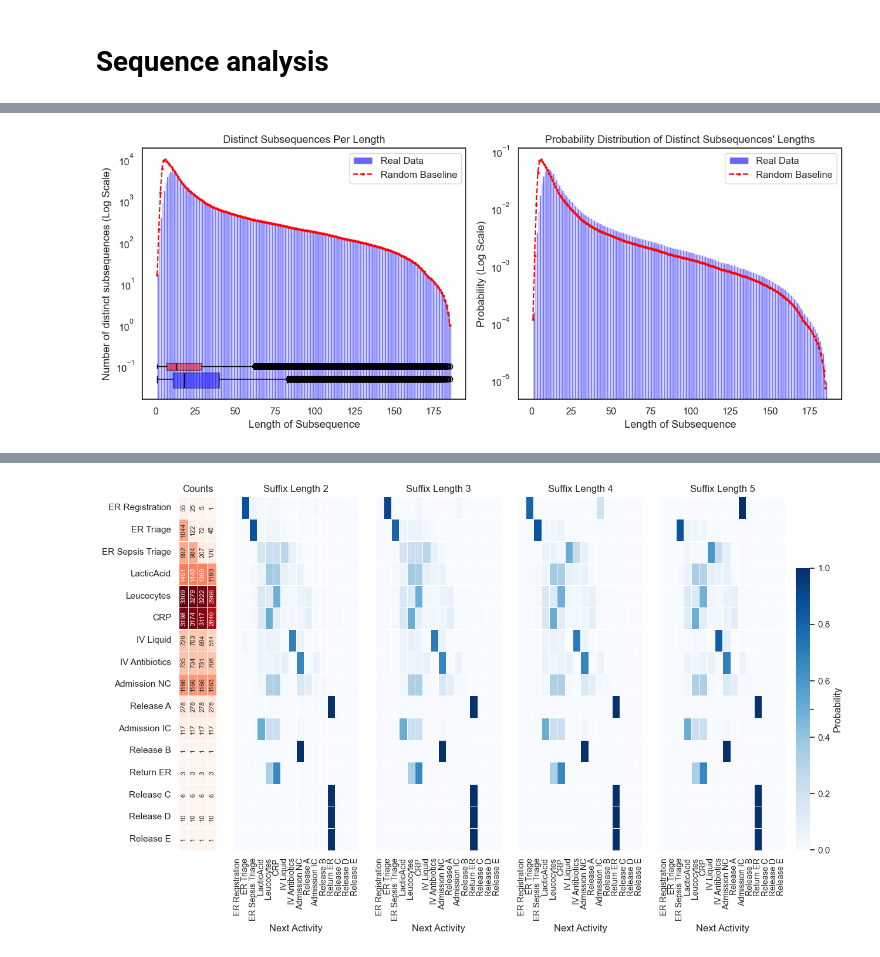
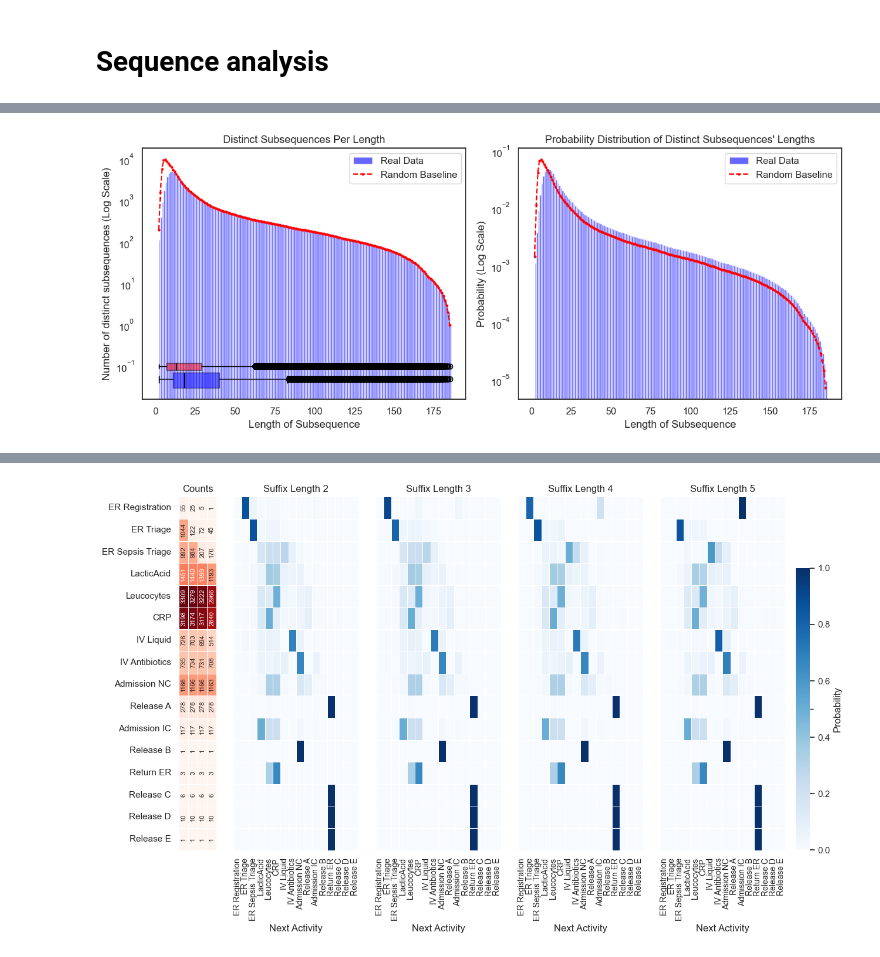
Before and after one commit to innatelogic/logicsponge-processmining, a Jupyter notebook: examples/data_analysis_sepsis.ipynb, the cells around one changed output, grey strips where cells are left out. Cells and saved outputs as stored; diff of their text form; code cells hidden in the pictures.

```diff
--- a/examples/data_analysis_sepsis.ipynb
+++ b/examples/data_analysis_sepsis.ipynb
@@ -210,27 +246,31 @@ plot_next_activity_heatmap_log(activity_transition_matrix, logscale=not PROBABIL
 # Sequence analysis
 # %%
 # Extract sequences per case
-grouped_by_case = data_test.groupby('case')['activity'].apply(list).tolist()
+grouped_by_case = data_test.groupby("case")["activity"].apply(list).tolist()
+
 
 # Function to generate unique subsequences for the entire dataset (global uniqueness)
 def generate_unique_subsequences(sequences):
     unique_subsequences = set()  # Store all unique subsequences across the dataset
     for sequence in sequences:
-        for length in range(1, len(sequence) + 1):  # length of subsequence
+        for length in range(2, len(sequence) + 1):  # length of subsequence
             for start in range(len(sequence) - length + 1):  # start of subsequence
-                unique_subsequences.add(tuple(sequence[start:start + length]))  # Add unique subsequence
+                unique_subsequences.add(tuple(sequence[start : start + length]))  # Add unique subsequence
     return unique_subsequences
+
 
 # Generate unique subsequences for real data
 unique_subsequences = generate_unique_subsequences(grouped_by_case)
 
+
 # Function to generate all subsequences
 def generate_subsequences(sequence):
     subsequences = []
-    for length in range(1, len(sequence) + 1):  # length of subsequence
+    for length in range(2, len(sequence) + 1):  # length of subsequence
         for start in range(len(sequence) - length + 1):  # start of subsequence
-            subsequences.append(tuple(sequence[start:start + length]))  # append subsequence as a tuple
+            subsequences.append(tuple(sequence[start : start + length]))  # append subsequence as a tuple
     return subsequences
+
 
 # Compute real subsequence length distribution
 subsequence_lengths = [len(seq) for seq in unique_subsequences]
@@ -252,9 +292,9 @@ activity_distribution = Counter(activity_pool)
 # Generate random sequences with the same length and activity distribution
 random_sequences = []
 for length in sequence_lengths:
-    random_seq = random.choices(list(activity_distribution.keys()),
-                                weights=list(activity_distribution.values()),
-                                k=length)  # Sample activities
+    random_seq = random.choices(
+        list(activity_distribution.keys()), weights=list(activity_distribution.values()), k=length
+    )  # Sample activities
     random.shuffle(random_seq)  # Shuffle activities randomly
     random_sequences.append(random_seq)
 
@@ -281,52 +321,77 @@ plt.figure(figsize=(12, 5))
 # ---------------- First Plot: Raw Counts ----------------
 plt.subplot(1, 2, 1)
 # Real data: Histogram
 plt.hist(subsequence_lengths, bins=range(1, max(subsequence_lengths) + 2), alpha=0.6, label="Real Data", color="blue")
 
 # Random baseline: Smooth line plot
-plt.plot(sorted_lengths, random_baseline_freqs, linestyle="--", marker="o", markersize=2, color="red", label="Random Baseline")
+plt.plot(
+    sorted_lengths,
+    random_baseline_freqs,
+    linestyle="--",
+    marker="o",
+    markersize=2,
+    color="red",
+    label="Random Baseline",
+)
 
 # Add Boxplots for both distributions
-boxplot = plt.boxplot([subsequence_lengths, subsequence_lengths_random],
-                      vert=False,
-                      positions=[0.05, 0.1],  # Adjust positions to avoid overlap
-                      widths=0.04,  # Make boxplots thinner
-                      patch_artist=True,
-                      medianprops=dict(color='black'))
+boxplot = plt.boxplot(
+    [subsequence_lengths, subsequence_lengths_random],
+    vert=False,
+    positions=[0.05, 0.1],  # Adjust positions to avoid overlap
+    widths=0.04,  # Make boxplots thinner
+    patch_artist=True,
+    medianprops={"color": "black"},
+)
 
 # Manually set colors for each box
-colors = ['blue', 'red']
-for patch, color in zip(boxplot['boxes'], colors):
+colors = ["blue", "red"]
+for patch, color in zip(boxplot["boxes"], colors, strict=False):
     patch.set_facecolor(color)
     patch.set_alpha(0.5)  # Make it slightly transparent
 
 # Formatting
-plt.yscale('log')
-plt.xlabel('Length of Subsequence')
-plt.ylabel('Number of distinct subsequences (Log Scale)')
-plt.title('Distinct Subsequences Per Length')
+plt.yscale("log")
+plt.xlabel("Length of Subsequence")
+plt.ylabel("Number of distinct subsequences (Log Scale)")
+plt.title("Distinct Subsequences Per Length")
 plt.legend()
 
 # ---------------- Second Plot: Probability Distribution ----------------
 plt.subplot(1, 2, 2)
 # Real data: Probability Distribution (normalized)
-plt.hist(subsequence_lengths, bins=range(1, max(subsequence_lengths) + 2), density=True, alpha=0.6, label="Real Data", color="blue")
+plt.hist(
+    subsequence_lengths,
+    bins=range(1, max(subsequence_lengths) + 2),
+    density=True,
+    alpha=0.6,
+    label="Real Data",
+    color="blue",
+)
 
 # Random baseline: Probability Distribution (normalized)
-plt.plot(sorted_lengths, random_baseline_freqs / np.sum(random_baseline_freqs), linestyle="--", marker="o", markersize=2, color="red", label="Random Baseline")
+plt.plot(
+    sorted_lengths,
+    random_baseline_freqs / np.sum(random_baseline_freqs),
+    linestyle="--",
+    marker="o",
+    markersize=2,
+    color="red",
+    label="Random Baseline",
+)
 
 # Formatting
-plt.xlabel('Length of Subsequence')
-plt.ylabel('Probability (Log Scale)')
-plt.yscale('log')
+plt.xlabel("Length of Subsequence")
+plt.ylabel("Probability (Log Scale)")
+plt.yscale("log")
 plt.title("Probability Distribution of Distinct Subsequences' Lengths")
 plt.legend()
 
 # Show the plot
 plt.tight_layout()
 plt.show()
 # %% [output]
-[figure, old version]
+[figure, new version]
 # %%
 def compute_conditional_distributions(data, max_suffix_length):
     """Computes next-activity distributions conditioned on fixed prefix lengths."""
```
Also changed, not shown: parts of 34 cells of this notebook, 20 other files.
